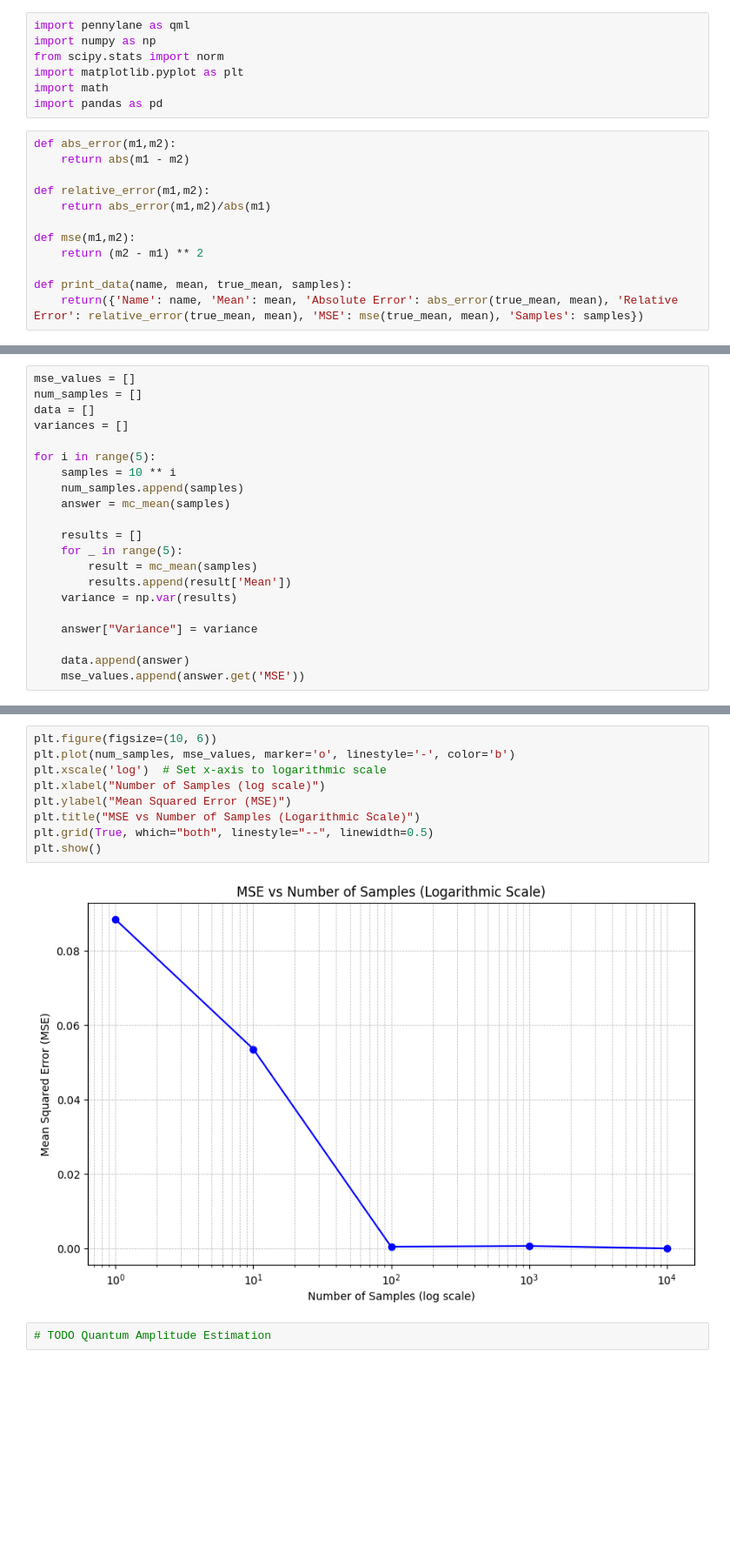
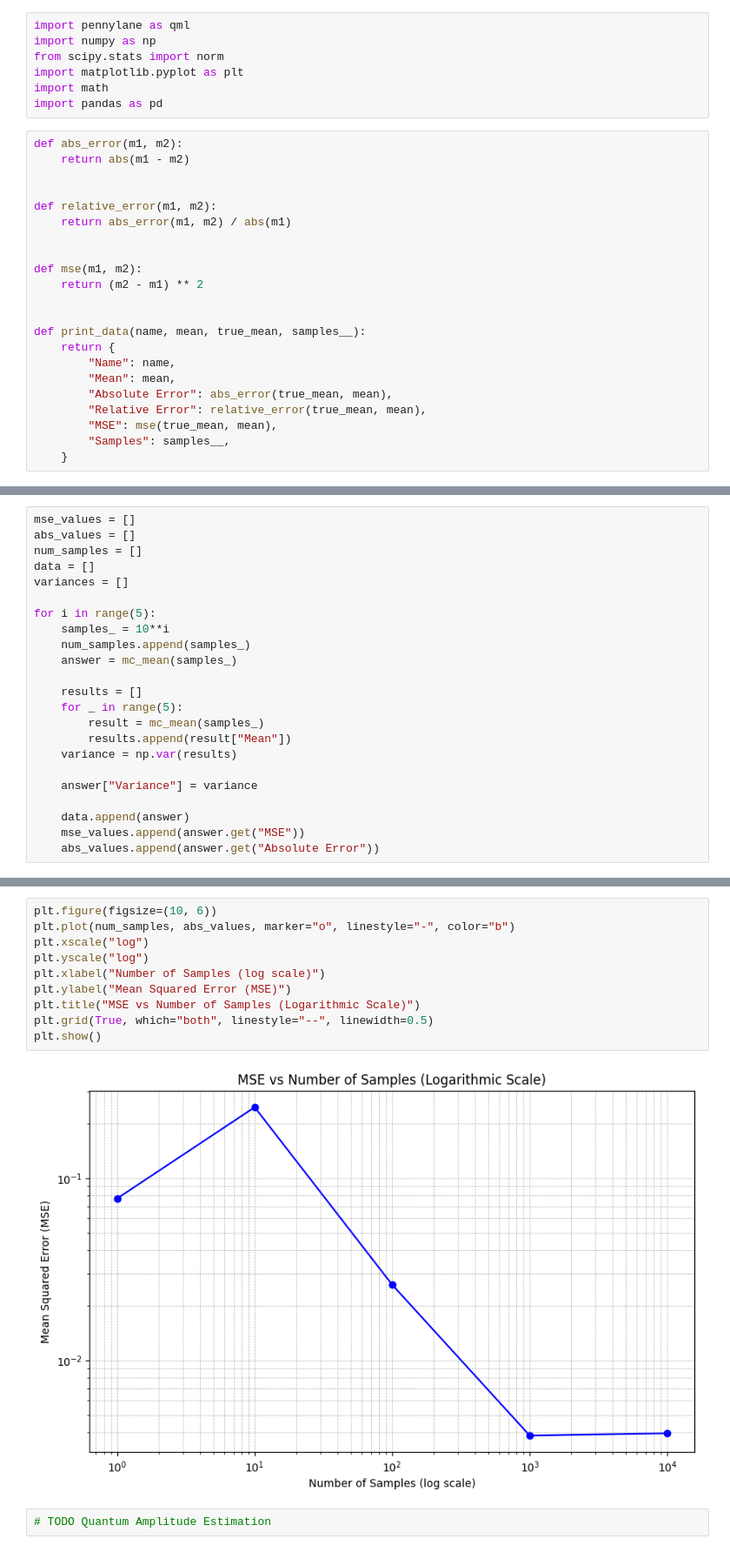
Before and after one commit to DanielVenter/MSci-Dissertation, a Jupyter notebook: Number of Simulations Experiment/NumberofSimulationsExperiment.ipynb, the cells around one changed output, grey strips where cells are left out. Shown at 87% size. Saved outputs shown, nothing was run; the diff lists cells and outputs as text; blank space fills up the shorter version.

```diff
--- a/Number of Simulations Experiment/NumberofSimulationsExperiment.ipynb
+++ b/Number of Simulations Experiment/NumberofSimulationsExperiment.ipynb
@@ -6,17 +6,27 @@ import matplotlib.pyplot as plt
 import math
 import pandas as pd
 # %%
-def abs_error(m1,m2):
+def abs_error(m1, m2):
     return abs(m1 - m2)
 
-def relative_error(m1,m2):
-    return abs_error(m1,m2)/abs(m1)
 
-def mse(m1,m2):
+def relative_error(m1, m2):
+    return abs_error(m1, m2) / abs(m1)
+
+
+def mse(m1, m2):
     return (m2 - m1) ** 2
 
-def print_data(name, mean, true_mean, samples):
-    return({'Name': name, 'Mean': mean, 'Absolute Error': abs_error(true_mean, mean), 'Relative Error': relative_error(true_mean, mean), 'MSE': mse(true_mean, mean), 'Samples': samples})
+
+def print_data(name, mean, true_mean, samples__):
+    return {
+        "Name": name,
+        "Mean": mean,
+        "Absolute Error": abs_error(true_mean, mean),
+        "Relative Error": relative_error(true_mean, mean),
+        "MSE": mse(true_mean, mean),
+        "Samples": samples__,
+    }
 # %%
 def func_f(x):
     return np.sin(x) ** 2
@@ -30,25 +42,27 @@ def mc_mean(numSamples):
     return print_data("MC Mean", MCMean, true_mean, numSamples)
 # %%
 mse_values = []
+abs_values = []
 num_samples = []
 data = []
 variances = []
 
 for i in range(5):
-    samples = 10 ** i
-    num_samples.append(samples)
-    answer = mc_mean(samples)
+    samples_ = 10**i
+    num_samples.append(samples_)
+    answer = mc_mean(samples_)
 
     results = []
     for _ in range(5):
-        result = mc_mean(samples)
-        results.append(result['Mean'])
+        result = mc_mean(samples_)
+        results.append(result["Mean"])
     variance = np.var(results)
 
     answer["Variance"] = variance
 
     data.append(answer)
-    mse_values.append(answer.get('MSE'))
+    mse_values.append(answer.get("MSE"))
+    abs_values.append(answer.get("Absolute Error"))
 # %%
 df = pd.DataFrame(data)
 print(df)
@@ -70,14 +84,15 @@ print(df)
 # %%
 plt.figure(figsize=(10, 6))
-plt.plot(num_samples, mse_values, marker='o', linestyle='-', color='b')
-plt.xscale('log')  # Set x-axis to logarithmic scale
+plt.plot(num_samples, abs_values, marker="o", linestyle="-", color="b")
+plt.xscale("log")
+plt.yscale("log")
 plt.xlabel("Number of Samples (log scale)")
 plt.ylabel("Mean Squared Error (MSE)")
 plt.title("MSE vs Number of Samples (Logarithmic Scale)")
 plt.grid(True, which="both", linestyle="--", linewidth=0.5)
 plt.show()
 # %% [output]
-[figure, old version]
+[figure, new version]
 # %%
 # TODO Quantum Amplitude Estimation
 # %%
```
Also changed, not shown: parts of 6 cells of this notebook, 2 other files.
